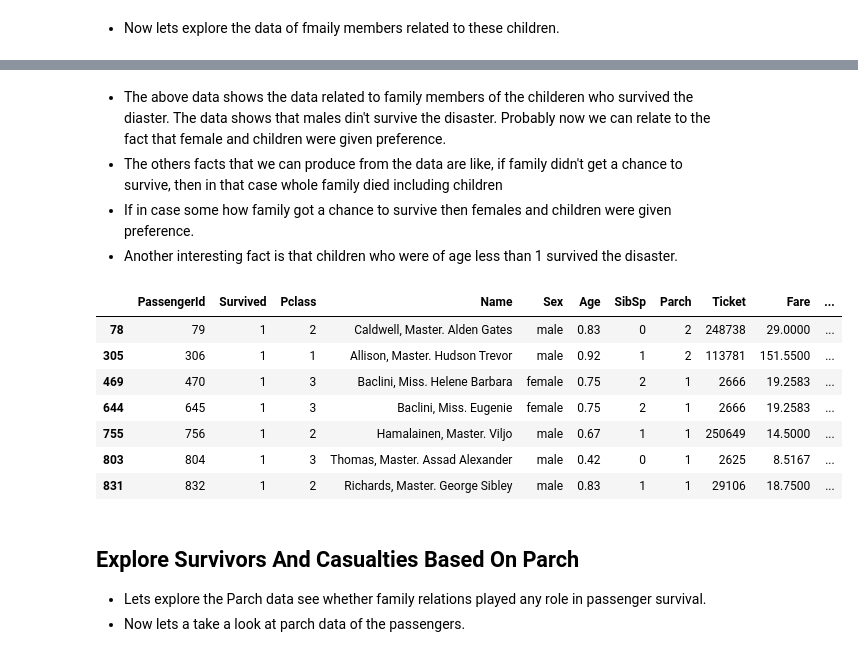
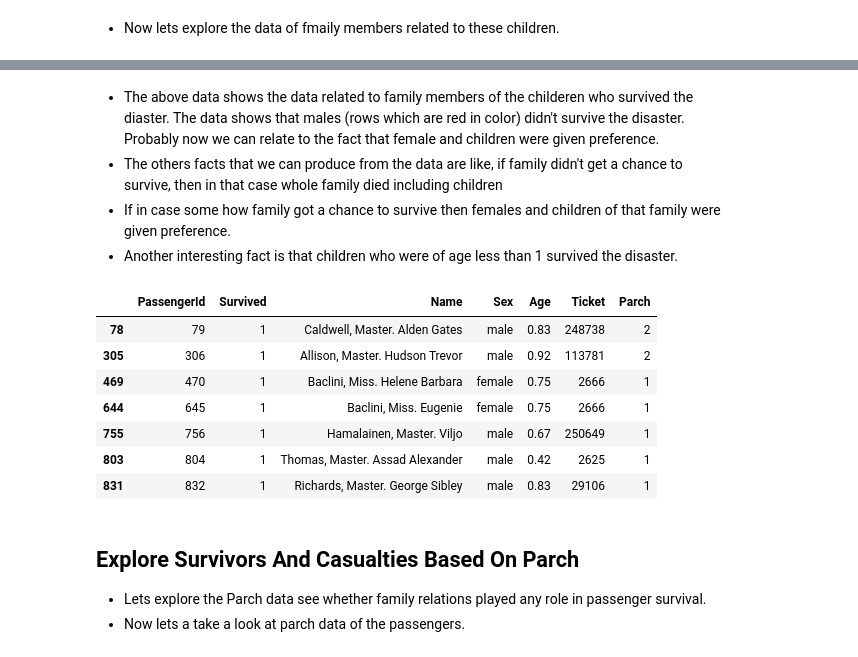
Before and after one commit to chaitanya6761/Udacity-Data-Analyst-Nano-Degree, a Jupyter notebook: P2 Investigate A Dataset(Titanic Survival Data)/Titanic_Data_Analysis.ipynb, the cells around one changed output, grey strips where cells are left out. Cells and saved outputs as stored; diff of their text form; code cells hidden in the pictures.

```diff
--- a/P2 Investigate A Dataset(Titanic Survival Data)/Titanic_Data_Analysis.ipynb
+++ b/P2 Investigate A Dataset(Titanic Survival Data)/Titanic_Data_Analysis.ipynb
@@ -319,19 +347,19 @@ titanic_data[(age_data > 10)  &(ticket_bool) ].head(10)
 # %% [markdown]
-- The above data shows the data related to family members of the childeren who survived the diaster. The data shows that males din't survive the disaster. Probably now we can relate to the fact that female and children were given preference.
+- The above data shows the data related to family members of the childeren who survived the diaster. The data shows that males (rows which are red in color) didn't survive the disaster. Probably now we can relate to the fact that female and children were given preference.
 - The others facts that we can produce from the data are like, if family didn't get a chance to survive, then in that case whole family died including children
-- If in case some how family got a chance to survive then females and children were given preference.
+- If in case some how family got a chance to survive then females and children of that family were given preference.
 - Another interesting fact is that children who were of age less than 1 survived the disaster.
 # %%
-titanic_data[(age_data < 1)]
+titanic_data[(age_data < 1)][['PassengerId','Survived','Name','Sex','Age','Ticket','Parch']]
 # %% [output]
-|  | PassengerId | Survived | Pclass | Name | Sex | Age | SibSp | Parch | Ticket | Fare | ... |
-| 78 | 79 | 1 | 2 | Caldwell, Master. Alden Gates | male | 0.83 | 0 | 2 | 248738 | 29.0000 | ... |
-| 305 | 306 | 1 | 1 | Allison, Master. Hudson Trevor | male | 0.92 | 1 | 2 | 113781 | 151.5500 | ... |
-| 469 | 470 | 1 | 3 | Baclini, Miss. Helene Barbara | female | 0.75 | 2 | 1 | 2666 | 19.2583 | ... |
-| 644 | 645 | 1 | 3 | Baclini, Miss. Eugenie | female | 0.75 | 2 | 1 | 2666 | 19.2583 | ... |
-| 755 | 756 | 1 | 2 | Hamalainen, Master. Viljo | male | 0.67 | 1 | 1 | 250649 | 14.5000 | ... |
-| 803 | 804 | 1 | 3 | Thomas, Master. Assad Alexander | male | 0.42 | 0 | 1 | 2625 | 8.5167 | ... |
-| 831 | 832 | 1 | 2 | Richards, Master. George Sibley | male | 0.83 | 1 | 1 | 29106 | 18.7500 | ... |
+|  | PassengerId | Survived | Name | Sex | Age | Ticket | Parch |
+| 78 | 79 | 1 | Caldwell, Master. Alden Gates | male | 0.83 | 248738 | 2 |
+| 305 | 306 | 1 | Allison, Master. Hudson Trevor | male | 0.92 | 113781 | 2 |
+| 469 | 470 | 1 | Baclini, Miss. Helene Barbara | female | 0.75 | 2666 | 1 |
+| 644 | 645 | 1 | Baclini, Miss. Eugenie | female | 0.75 | 2666 | 1 |
+| 755 | 756 | 1 | Hamalainen, Master. Viljo | male | 0.67 | 250649 | 1 |
+| 803 | 804 | 1 | Thomas, Master. Assad Alexander | male | 0.42 | 2625 | 1 |
+| 831 | 832 | 1 | Richards, Master. George Sibley | male | 0.83 | 29106 | 1 |
 # %% [markdown]
 ## Explore Survivors And Casualties Based On Parch
 - Lets explore the Parch data see whether family relations played any role in passenger survival.
```
Also changed, not shown: parts of 8 cells of this notebook.
